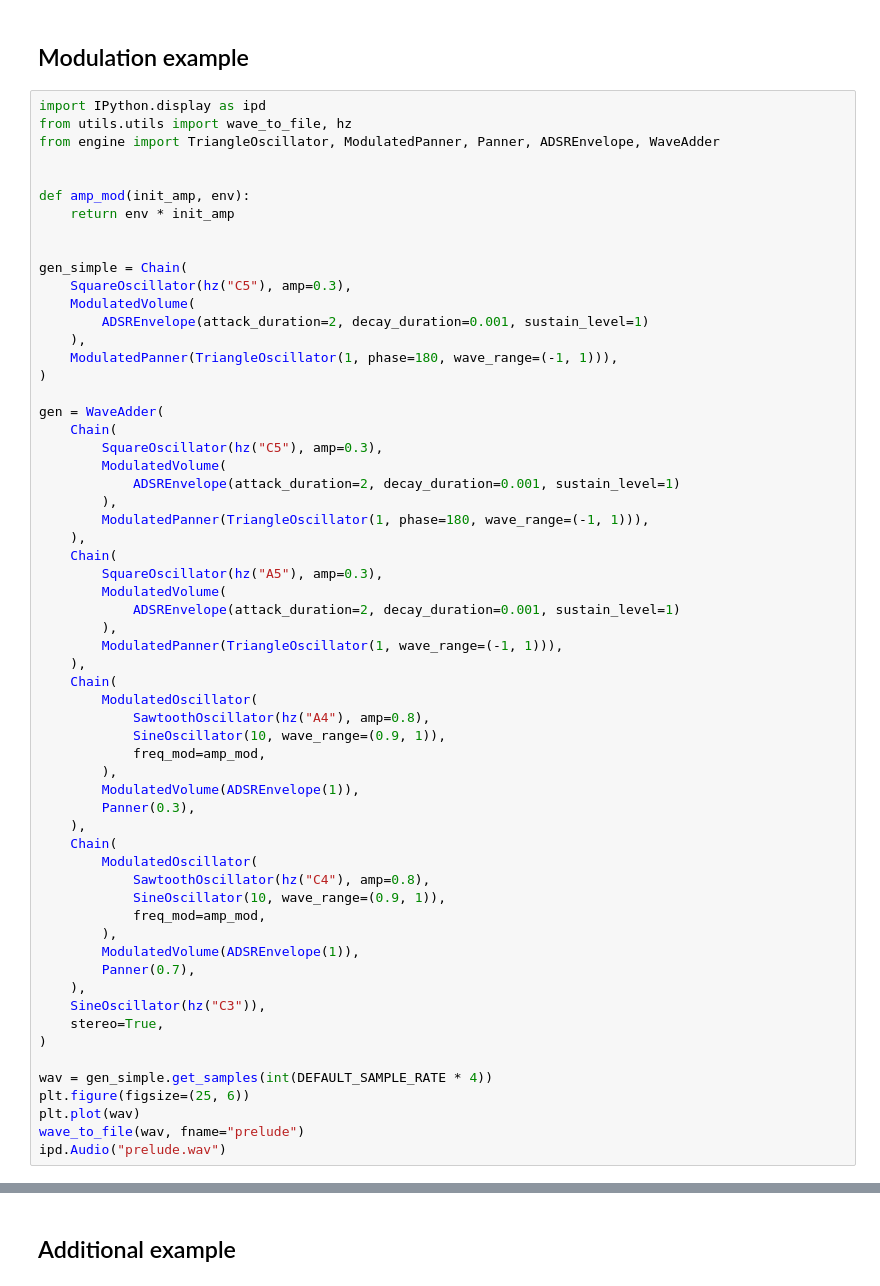
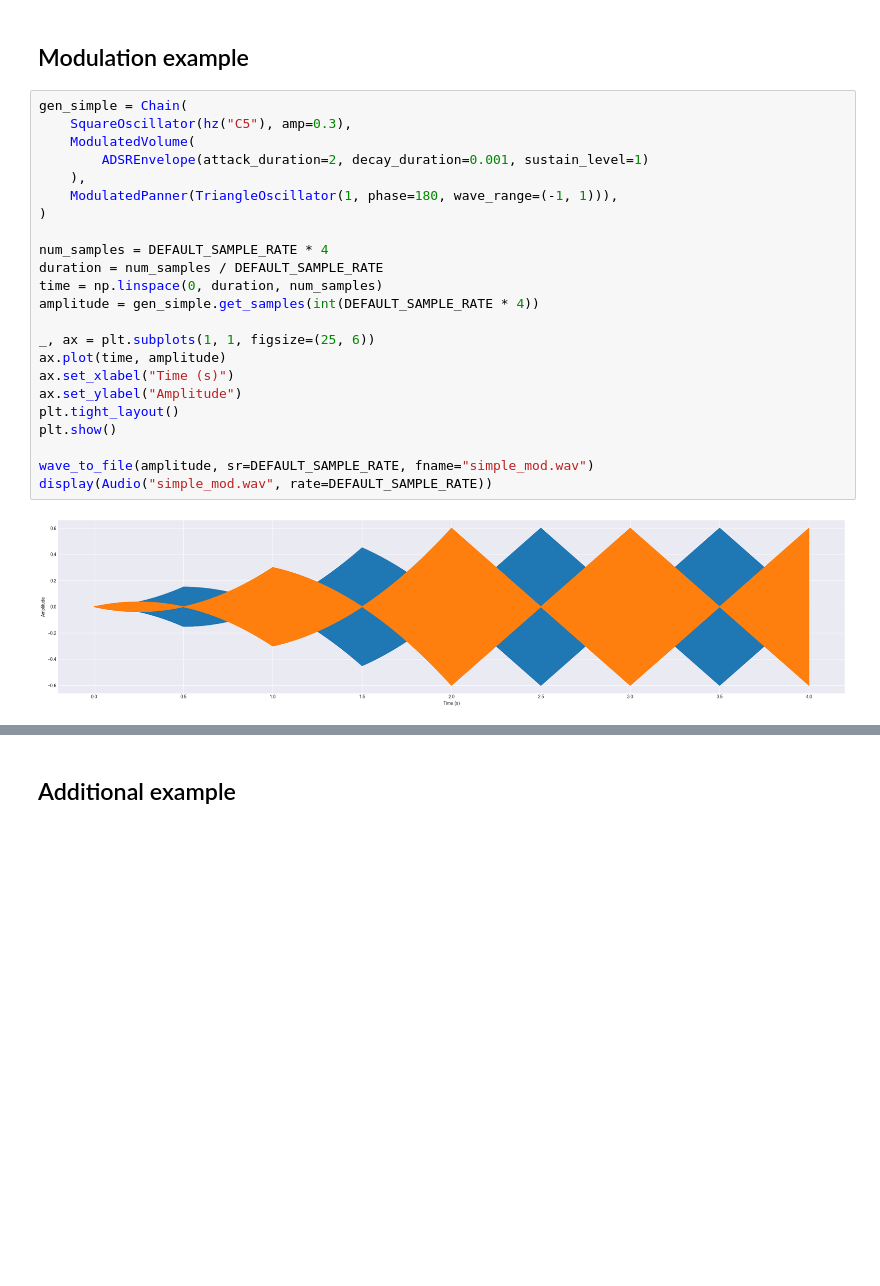
Before and after one commit to rasigle/sonicrack, a Jupyter notebook: examples/oscillators_v6_modulation.ipynb, the cells around one changed output, grey strips where cells are left out. Drawn from its saved outputs; the diff is of its cells as text; blank space fills up the shorter version.

```diff
--- a/examples/oscillators_v6_modulation.ipynb
+++ b/examples/oscillators_v6_modulation.ipynb
@@ -79,64 +112,28 @@ plt.show()
 # %% [markdown]
 ## Modulation example
 # %%
-import IPython.display as ipd
-from utils.utils import wave_to_file, hz
-from engine import TriangleOscillator, ModulatedPanner, Panner, ADSREnvelope, WaveAdder
-
-
-def amp_mod(init_amp, env):
-    return env * init_amp
-
-
 gen_simple = Chain(
     SquareOscillator(hz("C5"), amp=0.3),
     ModulatedVolume(
         ADSREnvelope(attack_duration=2, decay_duration=0.001, sustain_level=1)
     ),
     ModulatedPanner(TriangleOscillator(1, phase=180, wave_range=(-1, 1))),
 )
 
-gen = WaveAdder(
-    Chain(
-        SquareOscillator(hz("C5"), amp=0.3),
-        ModulatedVolume(
-            ADSREnvelope(attack_duration=2, decay_duration=0.001, sustain_level=1)
-        ),
-        ModulatedPanner(TriangleOscillator(1, phase=180, wave_range=(-1, 1))),
-    ),
-    Chain(
-        SquareOscillator(hz("A5"), amp=0.3),
-        ModulatedVolume(
-            ADSREnvelope(attack_duration=2, decay_duration=0.001, sustain_level=1)
-        ),
-        ModulatedPanner(TriangleOscillator(1, wave_range=(-1, 1))),
-    ),
-    Chain(
-        ModulatedOscillator(
-            SawtoothOscillator(hz("A4"), amp=0.8),
-            SineOscillator(10, wave_range=(0.9, 1)),
-            freq_mod=amp_mod,
-        ),
-        ModulatedVolume(ADSREnvelope(1)),
-        Panner(0.3),
-    ),
-    Chain(
-        ModulatedOscillator(
-            SawtoothOscillator(hz("C4"), amp=0.8),
-            SineOscillator(10, wave_range=(0.9, 1)),
-            freq_mod=amp_mod,
-        ),
-        ModulatedVolume(ADSREnvelope(1)),
-        Panner(0.7),
-    ),
-    SineOscillator(hz("C3")),
-    stereo=True,
-)
+num_samples = DEFAULT_SAMPLE_RATE * 4
+duration = num_samples / DEFAULT_SAMPLE_RATE
+time = np.linspace(0, duration, num_samples)
+amplitude = gen_simple.get_samples(int(DEFAULT_SAMPLE_RATE * 4))
 
-wav = gen_simple.get_samples(int(DEFAULT_SAMPLE_RATE * 4))
-plt.figure(figsize=(25, 6))
-plt.plot(wav)
-wave_to_file(wav, fname="prelude")
-ipd.Audio("prelude.wav")
+_, ax = plt.subplots(1, 1, figsize=(25, 6))
+ax.plot(time, amplitude)
+ax.set_xlabel("Time (s)")
+ax.set_ylabel("Amplitude")
+plt.tight_layout()
+plt.show()
+
+wave_to_file(amplitude, sr=DEFAULT_SAMPLE_RATE, fname="simple_mod.wav")
+display(Audio("simple_mod.wav", rate=DEFAULT_SAMPLE_RATE))
 # %% [output]
+[figure, new version]
 [interactive output not drawn]
```
Also changed, not shown: parts of 10 cells of this notebook, 6 other files.
